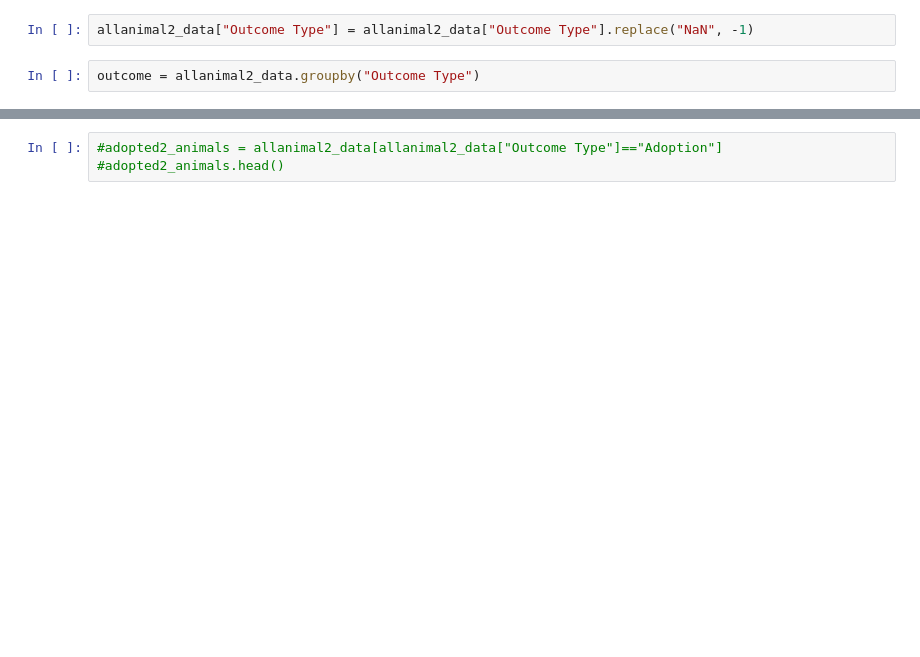
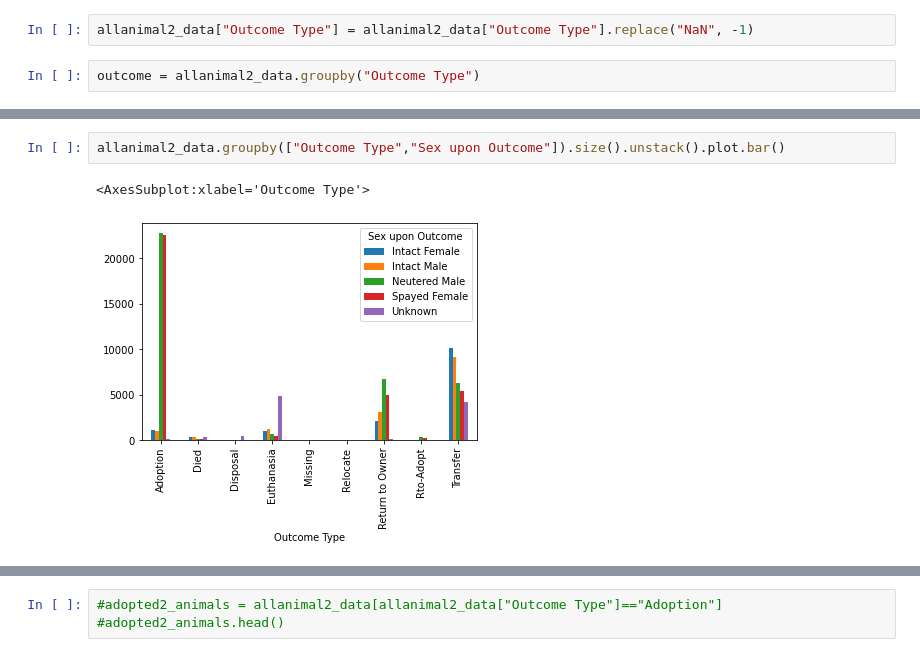
Before and after one commit to elizabethschall2934/Final-Project, a Jupyter notebook: clean_data.ipynb, the cells around one changed output, grey strips where cells are left out. Cells and saved outputs as stored; diff of their text form; blank space fills up the shorter version.

```diff
--- a/clean_data.ipynb
+++ b/clean_data.ipynb
@@ -119,0 +183,5 @@ ax1.set_ylabel("Male/Female")
+# %%
+allanimal2_data.groupby(["Outcome Type","Sex upon Outcome"]).size().unstack().plot.bar()
+# %% [output]
+<AxesSubplot:xlabel='Outcome Type'>
+[figure, added]
```
Also changed, not shown: parts of 34 cells of this notebook.
